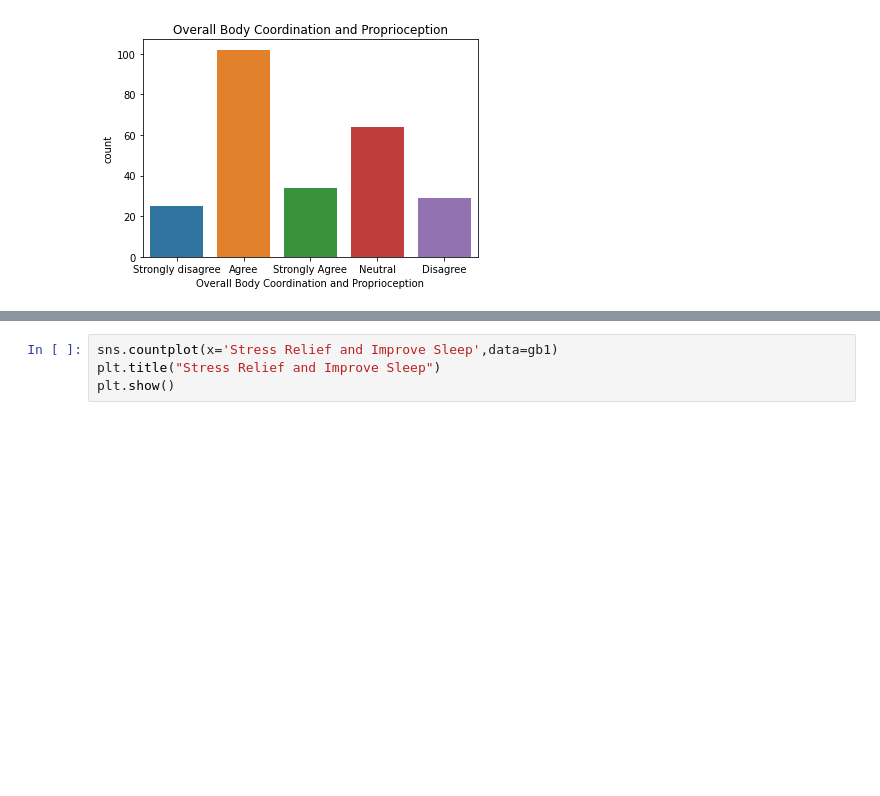
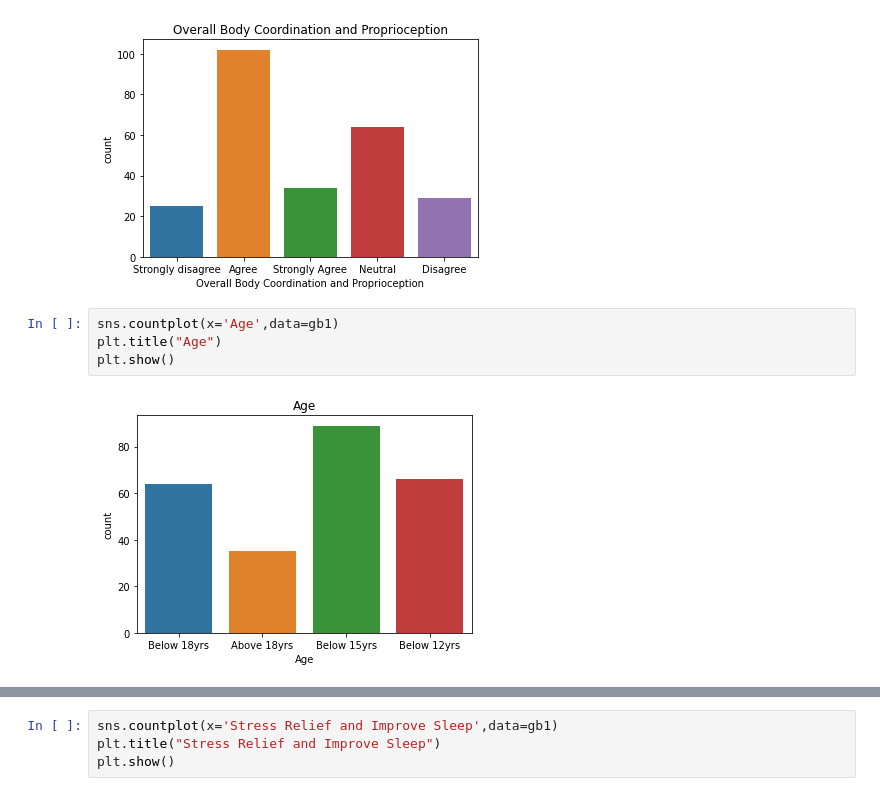
Before and after one commit to Girish-30/BI_project, a Jupyter notebook: Pyth_Project.ipynb, the cells around one changed output, grey strips where cells are left out. Saved outputs shown, nothing was run; the diff lists cells and outputs as text; blank space fills up the shorter version.

```diff
--- a/Pyth_Project.ipynb
+++ b/Pyth_Project.ipynb
@@ -110,3 +105,9 @@ plt.title("Overall Body Coordination and Proprioception")
 plt.show()
 # %% [output]
 [figure]
+# %%
+sns.countplot(x='Age',data=gb1)
+plt.title("Age")
+plt.show()
+# %% [output]
+[figure, added]
```
Also changed, not shown: parts of 20 cells of this notebook.
